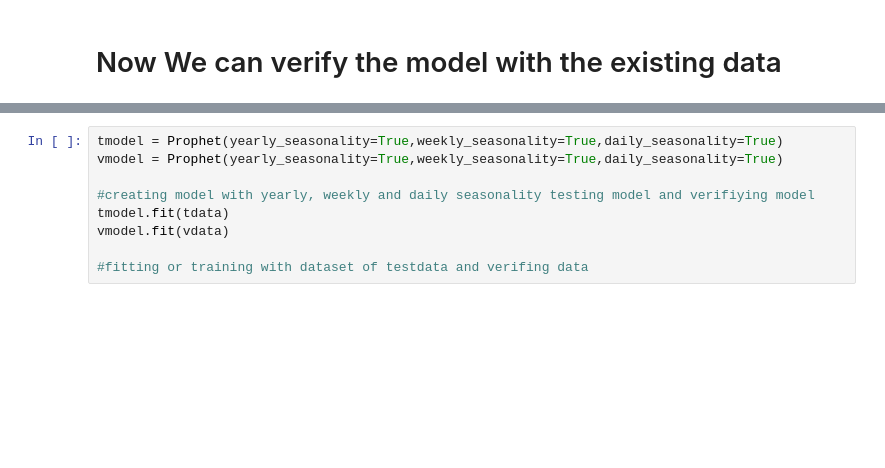
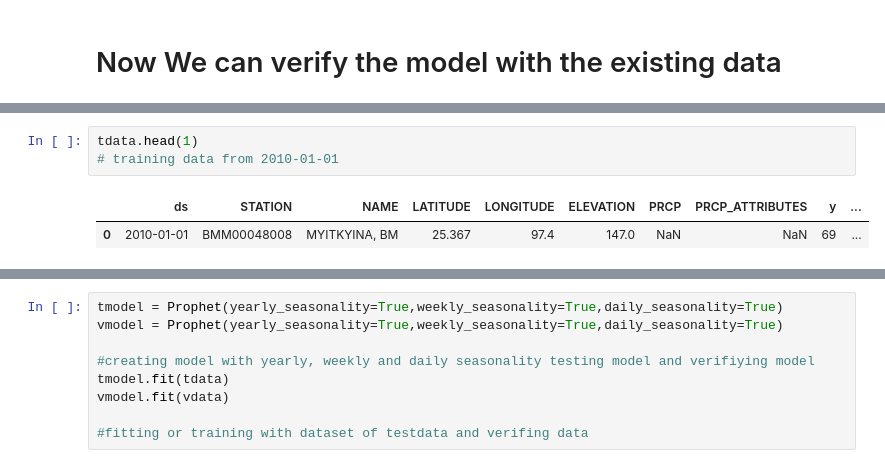
Before and after one commit to tuntunwinkic/weather, a Jupyter notebook: WeatherMyitKyina.ipynb, the cells around one changed output, grey strips where cells are left out. Cells and saved outputs as stored; diff of their text form; blank space fills up the shorter version.

```diff
--- a/WeatherMyitKyina.ipynb
+++ b/WeatherMyitKyina.ipynb
@@ -130,0 +77,6 @@ vdata.tail(15)
+# %%
+tdata.head(1)
+# training data from 2010-01-01
+# %% [output]
+|  | ds | STATION | NAME | LATITUDE | LONGITUDE | ELEVATION | PRCP | PRCP_ATTRIBUTES | y | ... |
+| 0 | 2010-01-01 | BMM00048008 | MYITKYINA, BM | 25.367 | 97.4 | 147.0 | NaN | NaN | 69 | ... |
```
Also changed, not shown: parts of 32 cells of this notebook.
